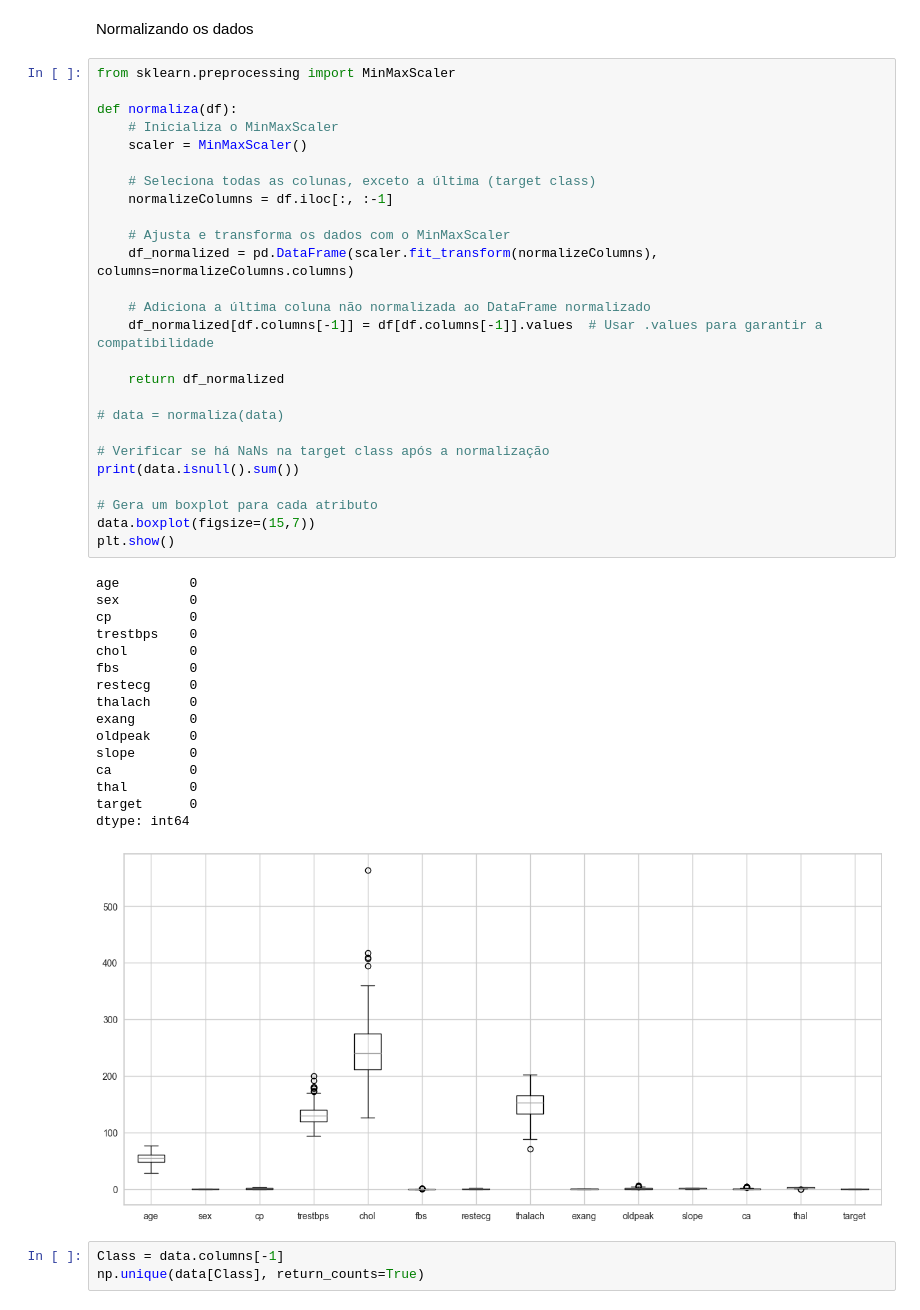
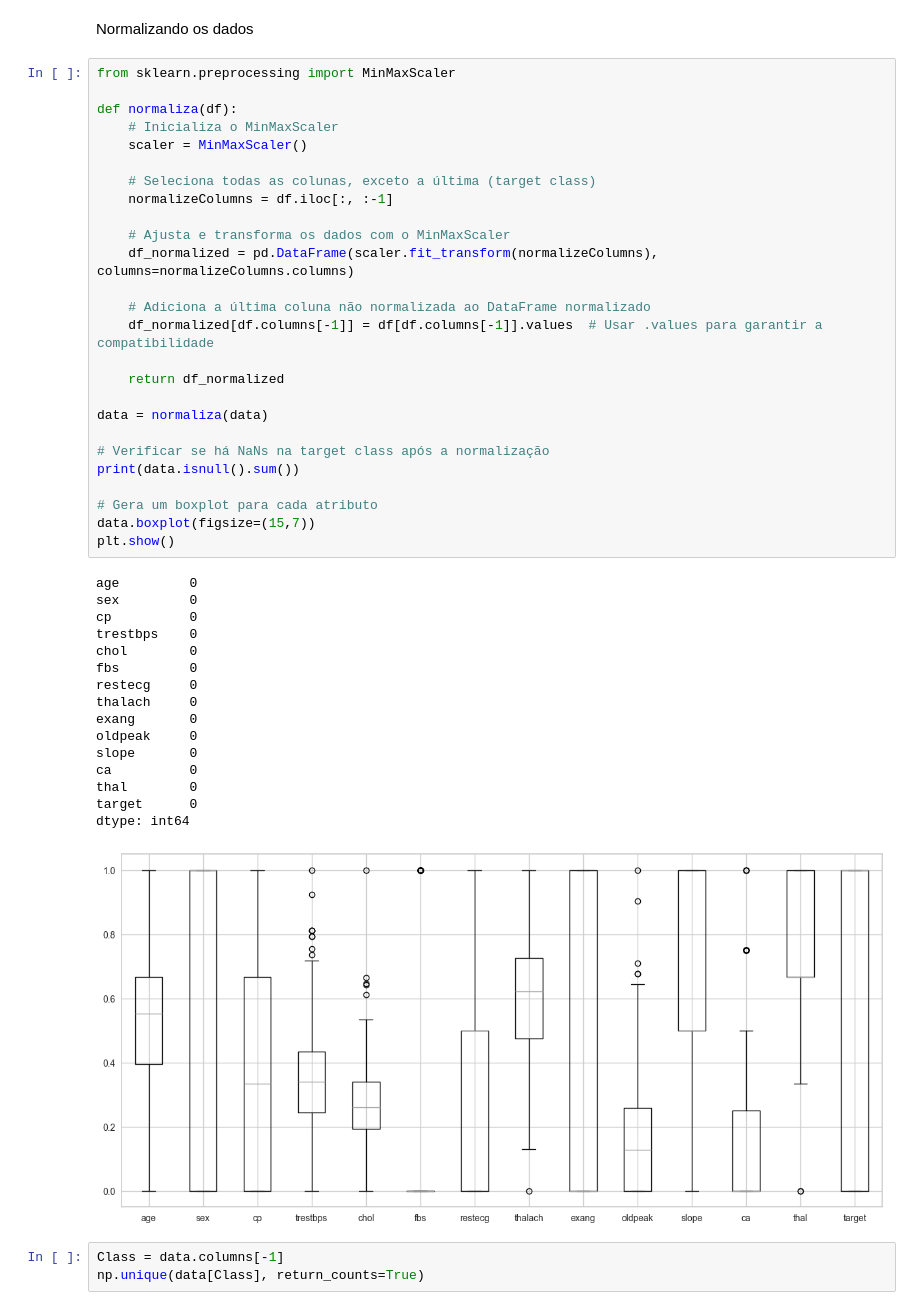
Before and after one commit to GabrielFQuaresma/Artificial-Intelligence, a Jupyter notebook: Classification/HeartDiseaseDB/HeartDiseaseAI.ipynb, the cells around one changed output. Drawn from its saved outputs; the diff is of its cells as text.

```diff
--- a/Classification/HeartDiseaseDB/HeartDiseaseAI.ipynb
+++ b/Classification/HeartDiseaseDB/HeartDiseaseAI.ipynb
@@ -81,35 +81,35 @@ def normaliza(df):
     df_normalized = pd.DataFrame(scaler.fit_transform(normalizeColumns), columns=normalizeColumns.columns)
 
     # Adiciona a última coluna não normalizada ao DataFrame normalizado
     df_normalized[df.columns[-1]] = df[df.columns[-1]].values  # Usar .values para garantir a compatibilidade
 
     return df_normalized
 
-# data = normaliza(data)
+data = normaliza(data)
 
 # Verificar se há NaNs na target class após a normalização
 print(data.isnull().sum())
 
 # Gera um boxplot para cada atributo
 data.boxplot(figsize=(15,7))
 plt.show()
 # %% [output]
 age         0
 sex         0
 cp          0
 trestbps    0
 chol        0
 fbs         0
 restecg     0
 thalach     0
 exang       0
 oldpeak     0
 slope       0
 ca          0
 thal        0
 target      0
 dtype: int64
-[figure, old version]
+[figure, new version]
 # %%
 Class = data.columns[-1]
 np.unique(data[Class], return_counts=True)
```
Also changed, not shown: parts of 31 cells of this notebook.
